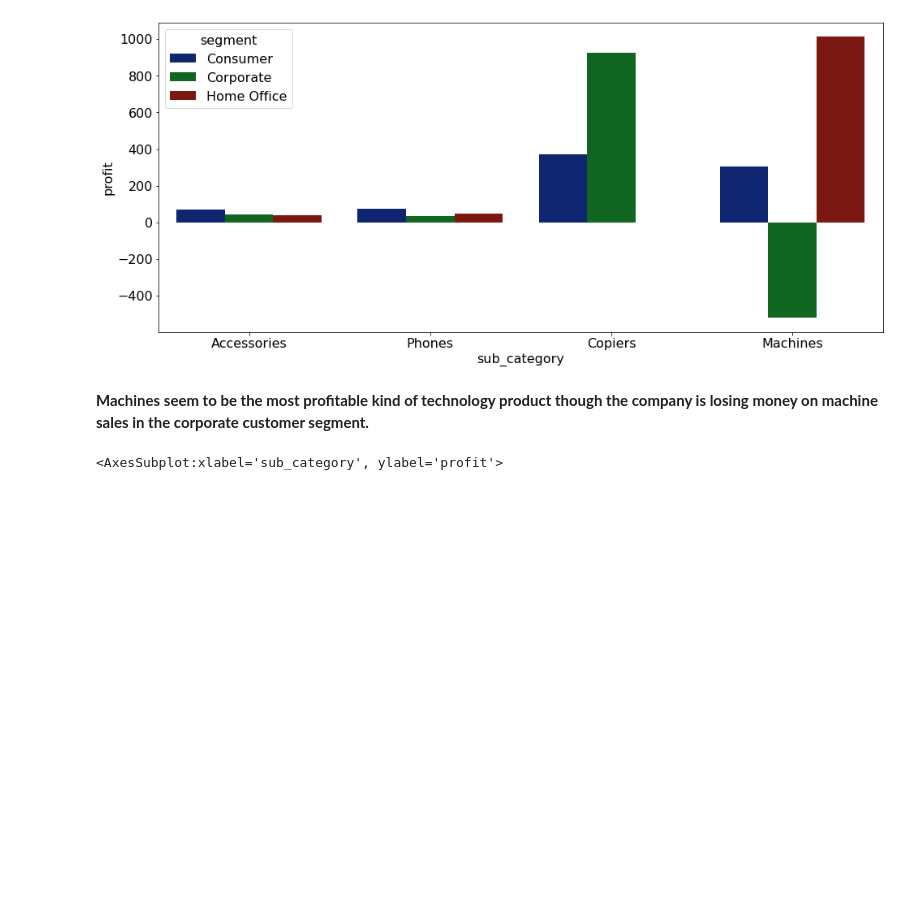
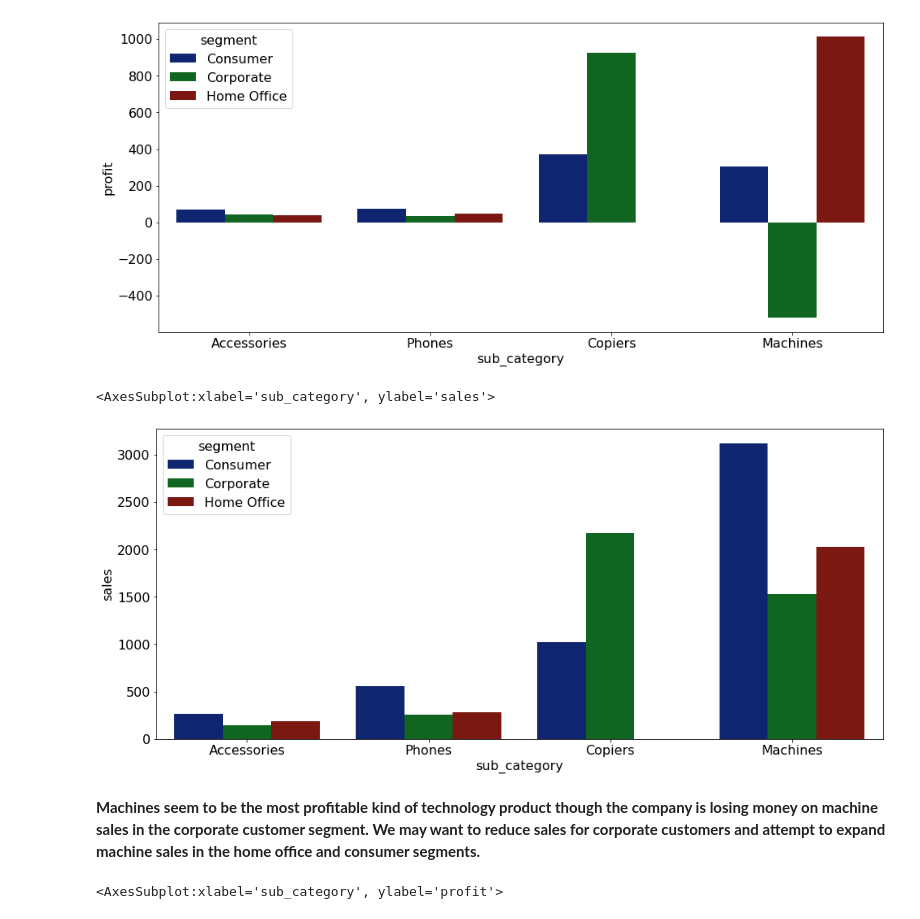
Before and after one commit to Kristofer-Rivera-and-Oliver-Ton/time_series_project, a Jupyter notebook: rivera_working_notebook.ipynb, the cells around one changed output. Saved outputs shown, nothing was run; the diff lists cells and outputs as text; code cells hidden in the pictures; blank space fills up the shorter version.

```diff
--- a/rivera_working_notebook.ipynb
+++ b/rivera_working_notebook.ipynb
@@ -428,6 +429,12 @@ sns.barplot(x='sub_category', y='profit', data= technology, hue='segment', ci=No
 # %% [output]
 <AxesSubplot:xlabel='sub_category', ylabel='profit'>
 [figure]
+# %%
+### Let me dive a little deeper in tech products by checking sales volumne
+sns.barplot(x='sub_category', y='sales', data= technology, hue='segment', ci=None)
+# %% [output]
+<AxesSubplot:xlabel='sub_category', ylabel='sales'>
+[figure, added]
 # %% [markdown]
-**Machines seem to be the most profitable kind of technology product though the company is losing money on machine sales in the corporate customer segment.**
+**Machines seem to be the most profitable kind of technology product though the company is losing money on machine sales in the corporate customer segment. We may want to reduce sales for corporate customers and attempt to expand machine sales in the home office and consumer segments.**
 # %%
```
Also changed, not shown: parts of 20 cells of this notebook.
